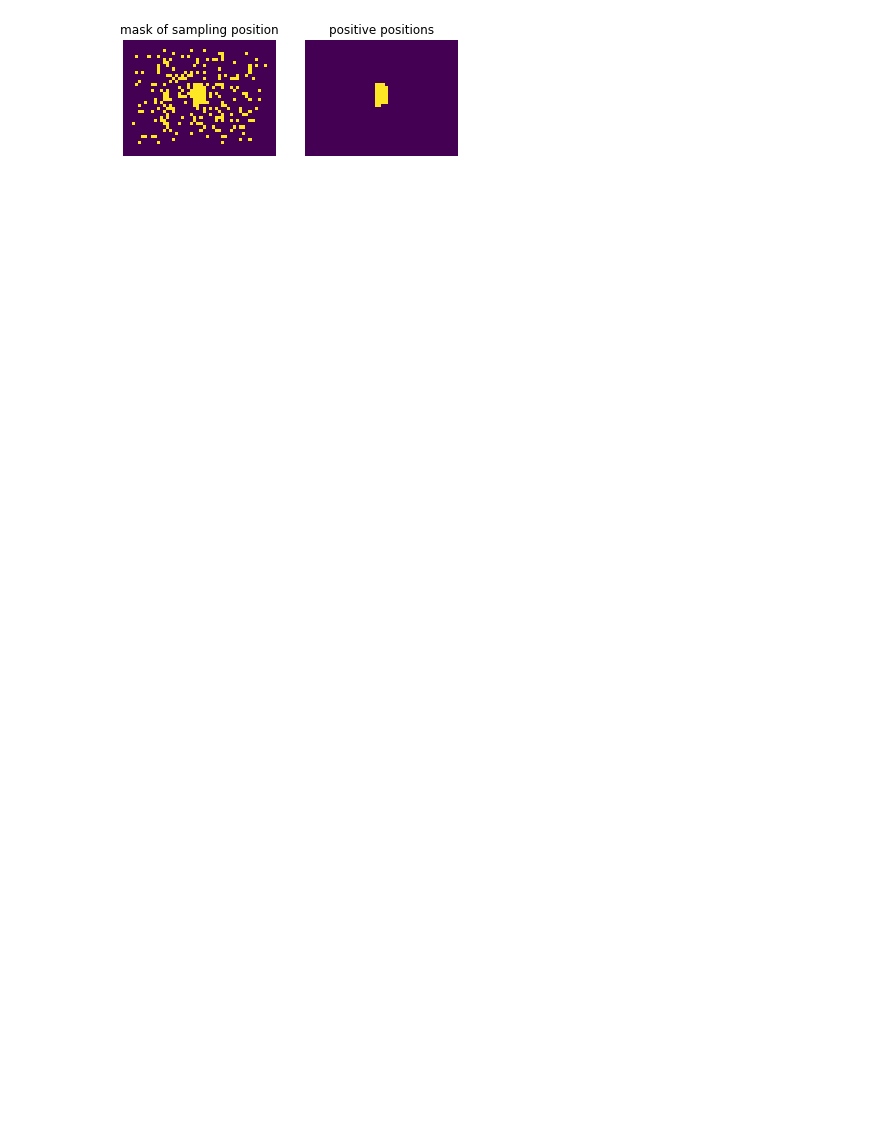
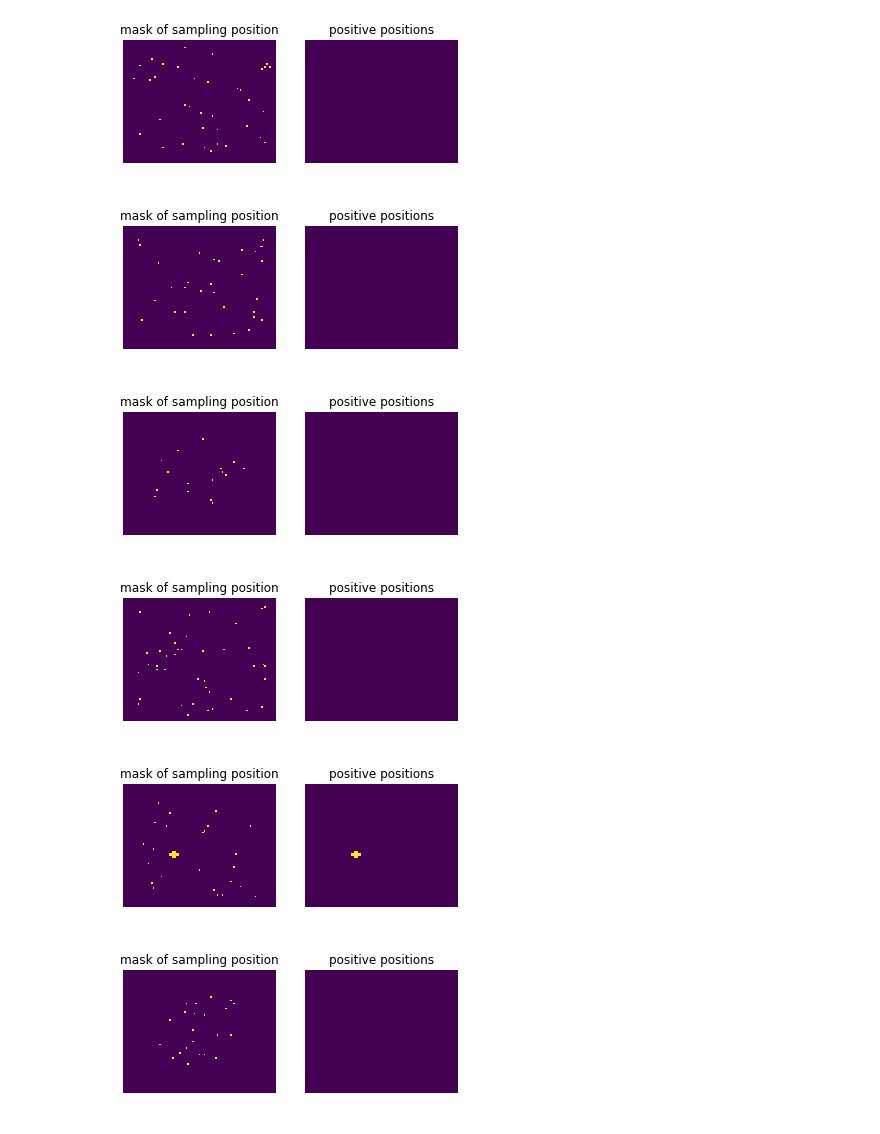
Before and after one commit to conan7882/object-detection-python, a Jupyter notebook: demo/Untitled.ipynb, the cells around one changed output. Drawn from its saved outputs; the diff is of its cells as text; code cells hidden in the pictures; blank space fills up the shorter version.

```diff
--- a/demo/Untitled.ipynb
+++ b/demo/Untitled.ipynb
@@ -22,4 +22,11 @@ db._im_list[db._data_id-1]
 im = batch_data[0][0]
 gt_bbox = batch_data[1][0]
 draw_bounding_box(im, gt_bbox)
+
+im_h, im_w = im.shape[0], im.shape[1]
+pos_box, neg_box, pos_position, neg_position, mask, label_map, sampled_gt_bbox, t_s =\
+    anchor.anchor_training_samples(im_w, im_h, gt_bbox, stride=16,
+                                   pos_thr=0.7, neg_thr=0.3, num_sample=128)
+draw_bounding_box(im, pos_box)
+# print(t_s)
 # %% [output]
@@ -27,5 +35,0 @@ draw_bounding_box(im, gt_bbox)
-# %%
-im_h, im_w = im.shape[0], im.shape[1]
-pos_box, neg_box, pos_position, neg_position, mask, label_map = anchor.anchor_training_samples(
-        im_w, im_h, gt_bbox, stride=16, pos_thr=0.7, neg_thr=0.3, num_sample=128)
-draw_bounding_box(im, pos_box)
@@ -48,13 +197,19 @@ print(type(label_map[0][0]))
 # %%
-f, axarr = plt.subplots(1, 2)
-axarr[0].imshow(mask)
-axarr[0].set_title('mask of sampling position')
-axarr[0].axis('off')
+for k in range(0, 9):
+    f, axarr = plt.subplots(1, 2)
+    axarr[0].imshow(mask[:,:, k])
+    axarr[0].set_title('mask of sampling position')
+    axarr[0].axis('off')
 
-axarr[1].imshow(label_map)
-axarr[1].set_title('positive positions')
-axarr[1].axis('off')
+    axarr[1].imshow(label_map[:,:,k])
+    axarr[1].set_title('positive positions')
+    axarr[1].axis('off')
 
-plt.show()
+    plt.show()
 # %% [output]
-[figure, old version]
+[figure, new version]
+[figure, added]
+[figure, added]
+[figure, added]
+[figure, added]
+[figure, added]
```
Also changed, not shown: parts of 13 cells of this notebook, 2 other files.
